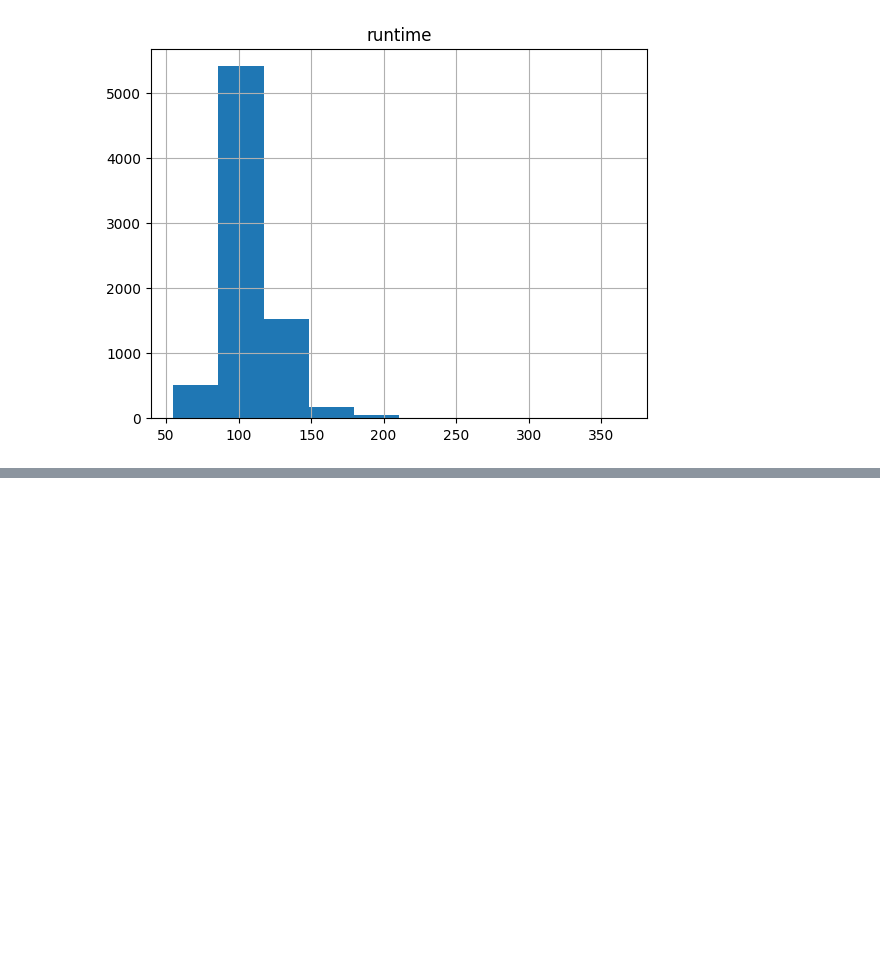
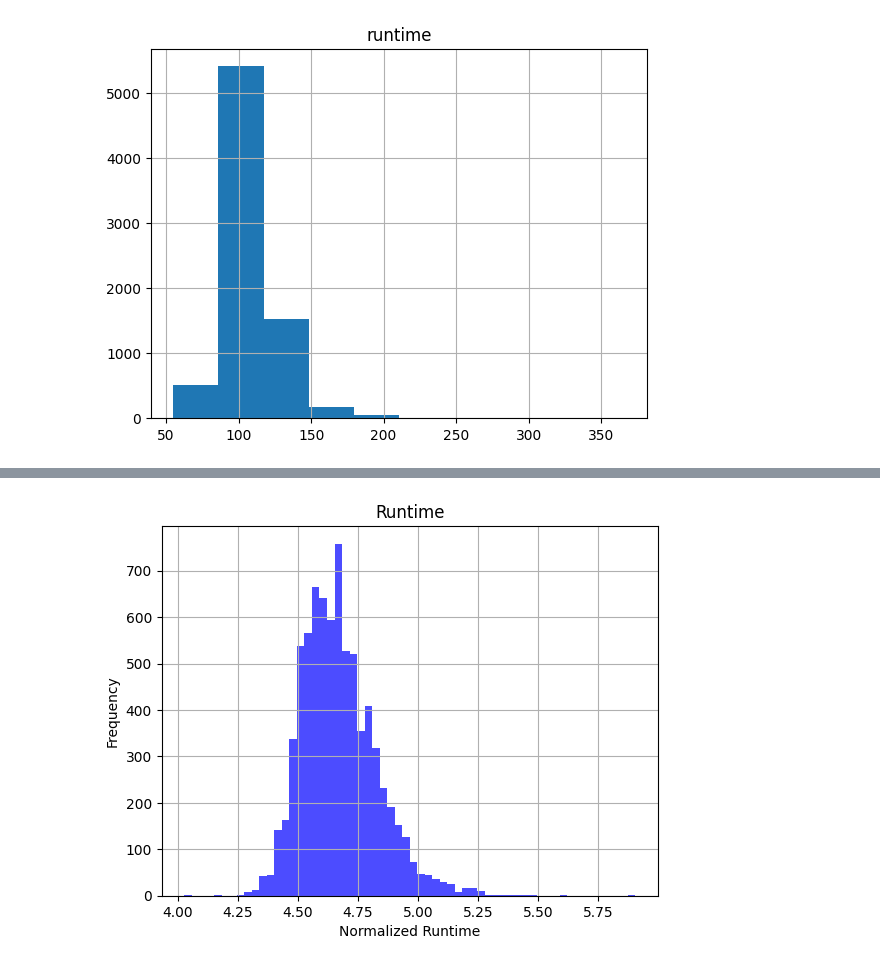
Before and after one commit to KalebJS/cs201r-final-project, a Jupyter notebook: explore.ipynb, the cells around one changed output, grey strips where cells are left out. Saved outputs shown, nothing was run; the diff lists cells and outputs as text; code cells hidden in the pictures; blank space fills up the shorter version.

```diff
--- a/explore.ipynb
+++ b/explore.ipynb
@@ -122,0 +309,15 @@ for col in df.columns:
+# %%
+# company
+
+# keeping top 30 companies
+if df["company"].nunique() > 30:
+    top_companies = df["company"].value_counts().index[:30]
+    df.loc[~df["company"].isin(top_companies), "company"] = "Unknown"
+
+df = pd.get_dummies(df, columns=["company"])
+# %%
+# runtime
+df["runtime"] = np.log(df["runtime"] + 1)
+plot_histogram(df["runtime"], "Runtime", "Normalized Runtime", "Frequency")
+# %% [output]
+[figure, added]
```
Also changed, not shown: parts of 40 cells of this notebook, 3 other files.
